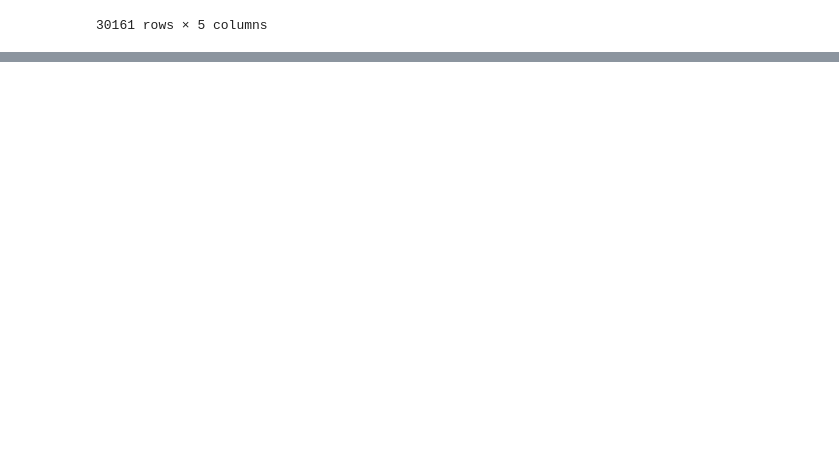
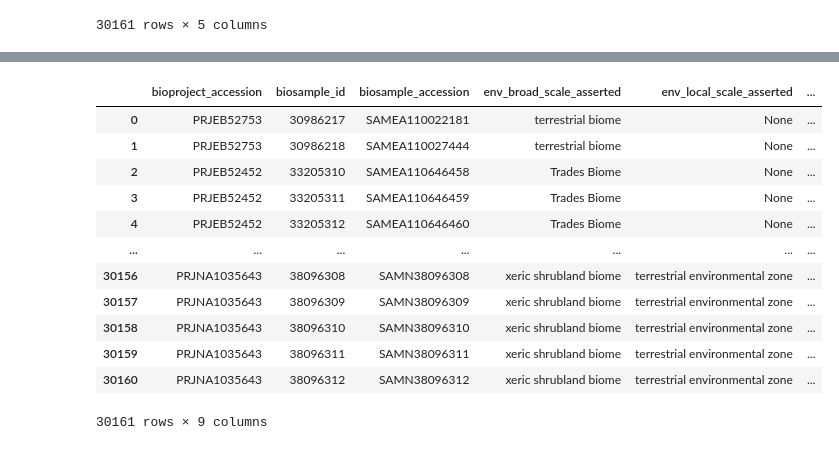
Before and after one commit to microbiomedata/external-metadata-awareness, a Jupyter notebook: notebooks/studies_exploration/simons_wishlist/simons_wishlist_env_triads.ipynb, the cells around one changed output, grey strips where cells are left out. Saved outputs shown, nothing was run; the diff lists cells and outputs as text; code cells hidden in the pictures; blank space fills up the shorter version.

```diff
--- a/notebooks/studies_exploration/simons_wishlist/simons_wishlist_env_triads.ipynb
+++ b/notebooks/studies_exploration/simons_wishlist/simons_wishlist_env_triads.ipynb
@@ -209,0 +391,33 @@ df.to_csv("simons_wishlist_env_triads.tsv", index=False, sep="\t")
+# %%
+# Drop the duplicate "accession" column after merging (since it matches "biosample_accession")
+merged_df = merged_df.drop(columns=["accession"])
+# %%
+# Rename "id" to "biosample_id"
+merged_df = merged_df.rename(columns={"id": "biosample_id"})
+# %%
+# Convert "biosample_id" to integer, handling potential NaNs (replace NaNs with -1 and convert)
+merged_df["biosample_id"] = merged_df["biosample_id"].fillna(-1).astype(int)
+# %%
+# Reorder columns: Move "biosample_id" next to "biosample_accession"
+column_order = (
+    ["bioproject_accession", "biosample_id", "biosample_accession"] +
+    [col for col in merged_df.columns if col not in ["bioproject_accession", "biosample_id", "biosample_accession"]]
+)
+
+merged_df = merged_df[column_order]
+# %%
+merged_df
+# %% [output]
+|  | bioproject_accession | biosample_id | biosample_accession | env_broad_scale_asserted | env_local_scale_asserted | ... |
+| 0 | PRJEB52753 | 30986217 | SAMEA110022181 | terrestrial biome | None | ... |
+| 1 | PRJEB52753 | 30986218 | SAMEA110027444 | terrestrial biome | None | ... |
+| 2 | PRJEB52452 | 33205310 | SAMEA110646458 | Trades Biome | None | ... |
+| 3 | PRJEB52452 | 33205311 | SAMEA110646459 | Trades Biome | None | ... |
+| 4 | PRJEB52452 | 33205312 | SAMEA110646460 | Trades Biome | None | ... |
+| ... | ... | ... | ... | ... | ... | ... |
+| 30156 | PRJNA1035643 | 38096308 | SAMN38096308 | xeric shrubland biome | terrestrial environmental zone | ... |
+| 30157 | PRJNA1035643 | 38096309 | SAMN38096309 | xeric shrubland biome | terrestrial environmental zone | ... |
+| 30158 | PRJNA1035643 | 38096310 | SAMN38096310 | xeric shrubland biome | terrestrial environmental zone | ... |
+| 30159 | PRJNA1035643 | 38096311 | SAMN38096311 | xeric shrubland biome | terrestrial environmental zone | ... |
+| 30160 | PRJNA1035643 | 38096312 | SAMN38096312 | xeric shrubland biome | terrestrial environmental zone | ... |
+30161 rows × 9 columns
```
Also changed, not shown: parts of 25 cells of this notebook, 1 other file.
